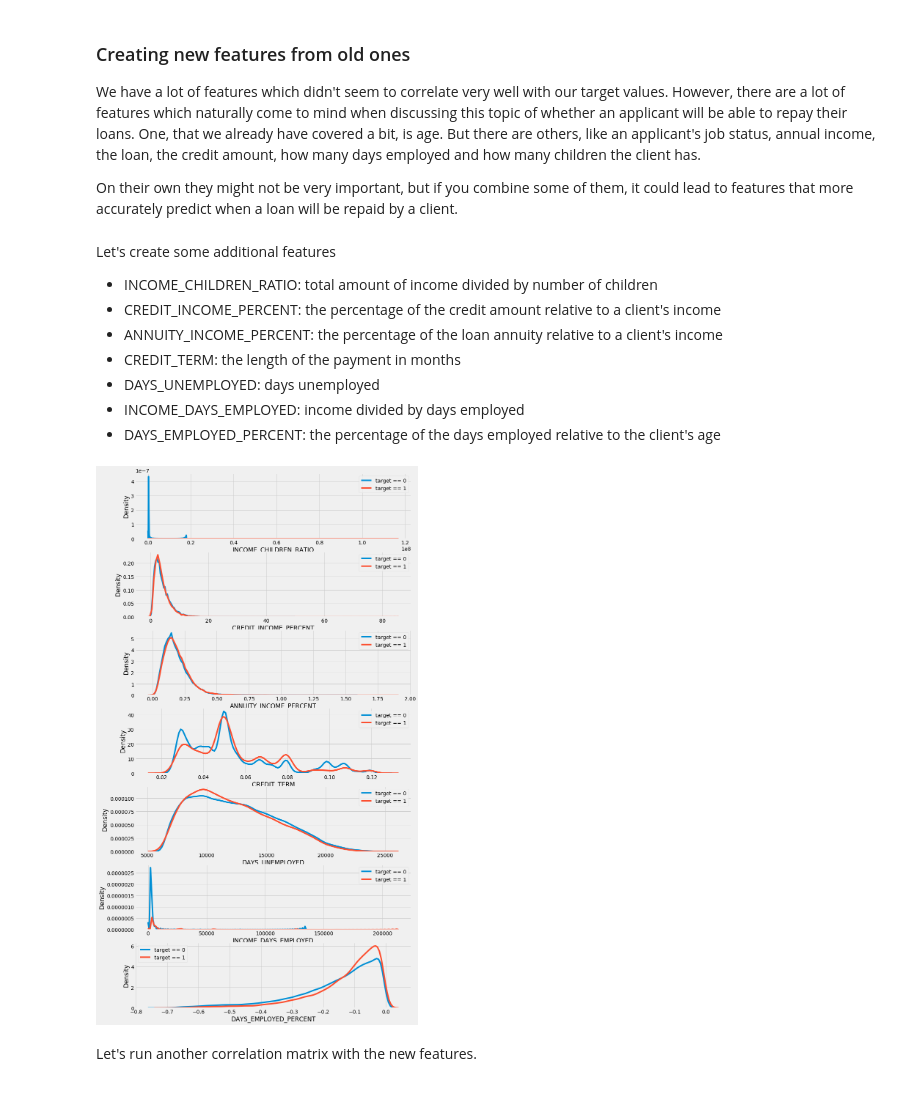
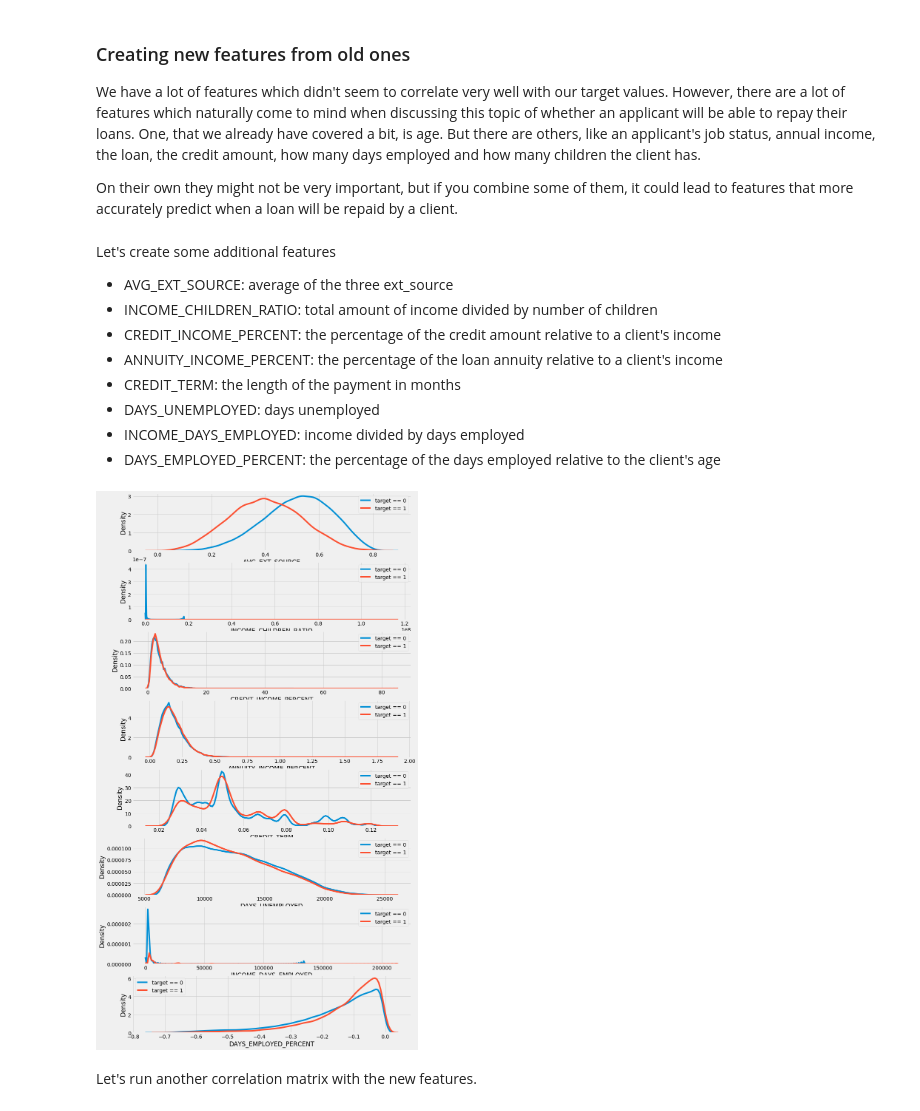
Before and after one commit to adrsolheim/notebooks, a Jupyter notebook: home-credit-default-risk/home_credit_default_risk.ipynb, the cells around one changed output. Saved outputs shown, nothing was run; the diff lists cells and outputs as text; code cells hidden in the pictures.

```diff
--- a/home-credit-default-risk/home_credit_default_risk.ipynb
+++ b/home-credit-default-risk/home_credit_default_risk.ipynb
@@ -711,6 +712,7 @@ building_test_set = test_set.copy()
 # %% [markdown]
 Let's create some additional features
 
+* AVG_EXT_SOURCE: average of the three ext_source
 * INCOME_CHILDREN_RATIO: total amount of income divided by number of children
 * CREDIT_INCOME_PERCENT: the percentage of the credit amount relative to a client's income
 * ANNUITY_INCOME_PERCENT: the percentage of the loan annuity relative to a client's income
@@ -719,6 +721,7 @@ Let's create some additional features
 * INCOME_DAYS_EMPLOYED: income divided by days employed
 * DAYS_EMPLOYED_PERCENT: the percentage of the days employed relative to the client's age
 # %%
+building_train_set['AVG_EXT_SOURCE'] = (building_train_set['EXT_SOURCE_1'] + building_train_set['EXT_SOURCE_2'] + building_train_set['EXT_SOURCE_3'])/3
 building_train_set['INCOME_CHILDREN_RATIO'] = building_train_set['AMT_INCOME_TOTAL'] / 1 + building_train_set['CNT_CHILDREN']
 building_train_set['CREDIT_INCOME_PERCENT'] = building_train_set['AMT_CREDIT'] / building_train_set['AMT_INCOME_TOTAL']
 building_train_set['ANNUITY_INCOME_PERCENT'] = building_train_set['AMT_ANNUITY'] / building_train_set['AMT_INCOME_TOTAL']
@@ -737,21 +741,21 @@ building_test_set['DAYS_EMPLOYED_PERCENT'] = building_test_set['DAYS_EMPLOYED']
 # %%
 plt.figure(figsize = (12, 25))
 # iterate through the new features
-for i, feature in enumerate(['INCOME_CHILDREN_RATIO', 'CREDIT_INCOME_PERCENT', 'ANNUITY_INCOME_PERCENT', 'CREDIT_TERM','DAYS_UNEMPLOYED', 'INCOME_DAYS_EMPLOYED', 'DAYS_EMPLOYED_PERCENT']):
+for i, feature in enumerate(['AVG_EXT_SOURCE', 'INCOME_CHILDREN_RATIO', 'CREDIT_INCOME_PERCENT', 'ANNUITY_INCOME_PERCENT', 'CREDIT_TERM','DAYS_UNEMPLOYED', 'INCOME_DAYS_EMPLOYED', 'DAYS_EMPLOYED_PERCENT']):
 
     # create a new subplot for each source
-    plt.subplot(7, 1, i + 1)
+    plt.subplot(8, 1, i + 1)
     # plot repaid loans
     sns.kdeplot(building_train_set.loc[building_train_set['TARGET'] == 0, feature], label = 'target == 0')
     # plot loans that were not repaid
     sns.kdeplot(building_train_set.loc[building_train_set['TARGET'] == 1, feature], label = 'target == 1')
 
     # Label the plots
     #plt.title('Distribution of %s by Target Value' % feature)
     plt.title('')
     plt.xlabel('%s' % feature); plt.ylabel('Density');
 # %% [output]
-[figure, old version]
+[figure, new version]
 # %% [markdown]
 Let's run another correlation matrix with the new features.
 # %%
```
Also changed, not shown: parts of 12 cells of this notebook.
